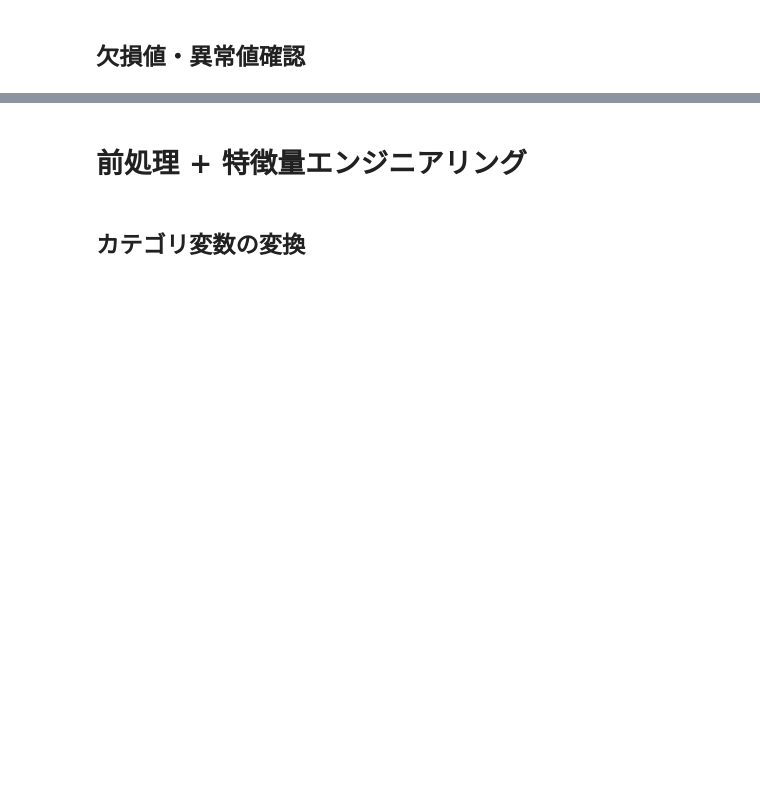
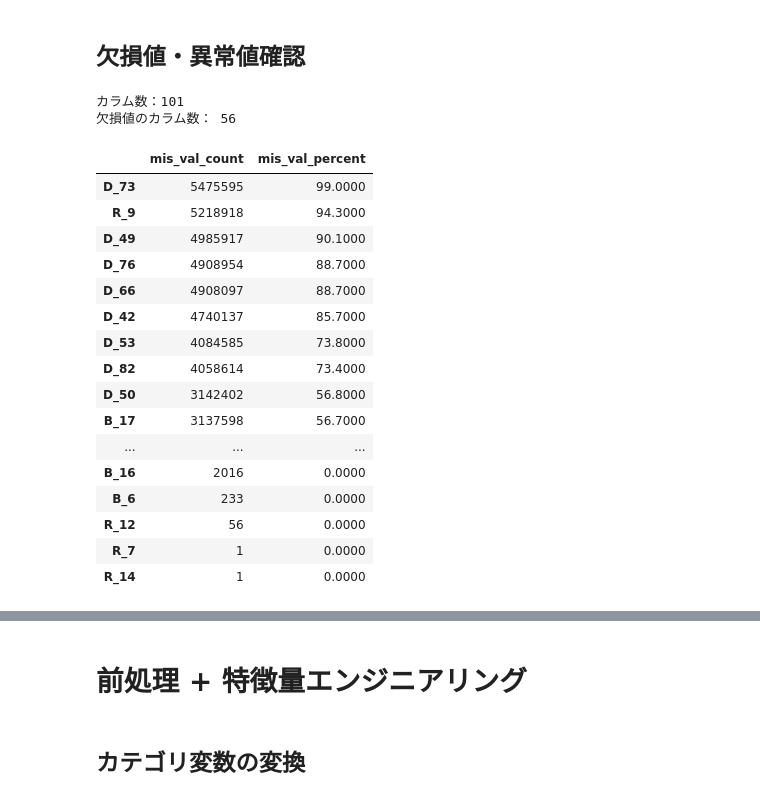
Before and after one commit to idsts2670/kaggle, a Jupyter notebook: amex-default-prediction/amex-default-prediction_v1.ipynb, the cells around one changed output, grey strips where cells are left out. Cells and saved outputs as stored; diff of their text form; code cells hidden in the pictures; blank space fills up the shorter version.

```diff
--- a/amex-default-prediction/amex-default-prediction_v1.ipynb
+++ b/amex-default-prediction/amex-default-prediction_v1.ipynb
@@ -276,0 +422,32 @@ a
+# %%
+# 欠損値の確認関数
+def missing_values_summary(df):
+    mis_val = df.isnull().sum()
+    mis_val_percent = 100 * df.isnull().sum() / len(df)
+    mis_val_table = pd.concat([mis_val, mis_val_percent], axis=1)
+    mis_val_table_ren_columns = mis_val_table.rename(columns = {0 : 'mis_val_count', 1 : 'mis_val_percent'})
+    mis_val_table_ren_columns = mis_val_table_ren_columns[mis_val_table_ren_columns.iloc[:,1] != 0].sort_values('mis_val_percent', ascending=False).round(1)
+    print ("カラム数：" + str(df.shape[1]) + "\n" + "欠損値のカラム数： " + str(mis_val_table_ren_columns.shape[0]))
+    return mis_val_table_ren_columns
+# %%
+missing_values_summary(train.iloc[:, :-90])
+# %% [output]
+カラム数：101
+欠損値のカラム数： 56
+|  | mis_val_count | mis_val_percent |
+| D_73 | 5475595 | 99.0000 |
+| R_9 | 5218918 | 94.3000 |
+| D_49 | 4985917 | 90.1000 |
+| D_76 | 4908954 | 88.7000 |
+| D_66 | 4908097 | 88.7000 |
+| D_42 | 4740137 | 85.7000 |
+| D_53 | 4084585 | 73.8000 |
+| D_82 | 4058614 | 73.4000 |
+| D_50 | 3142402 | 56.8000 |
+| B_17 | 3137598 | 56.7000 |
+| ... | ... | ... |
+| B_16 | 2016 | 0.0000 |
+| B_6 | 233 | 0.0000 |
+| R_12 | 56 | 0.0000 |
+| R_7 | 1 | 0.0000 |
+| R_14 | 1 | 0.0000 |
```
Also changed, not shown: parts of 23 cells of this notebook.
